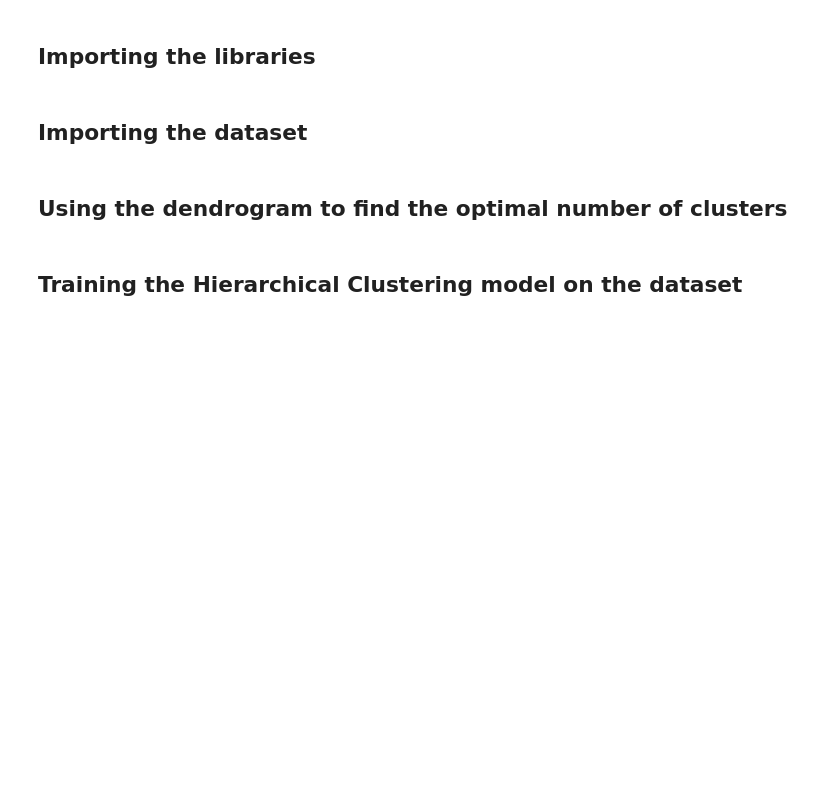
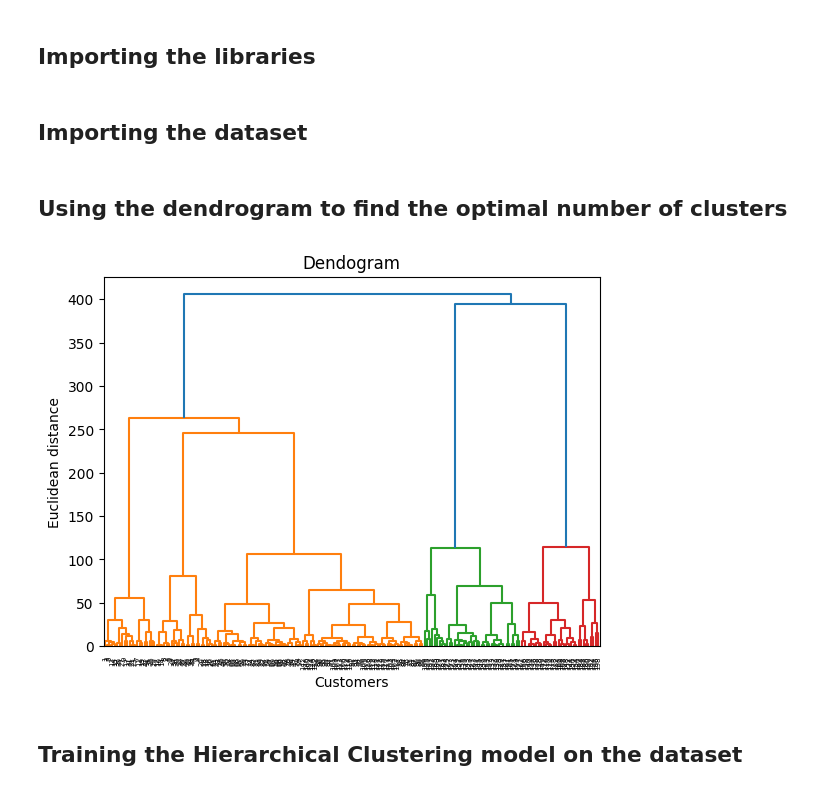
Before and after one commit to theboredman/Machine-Learning-Course, a Jupyter notebook: P16_hierarchical_clustering.ipynb, the cells around one changed output. Saved outputs shown, nothing was run; the diff lists cells and outputs as text; code cells hidden in the pictures; blank space fills up the shorter version.

```diff
--- a/P16_hierarchical_clustering.ipynb
+++ b/P16_hierarchical_clustering.ipynb
@@ -15,5 +15,14 @@ dataset = pd.read_csv('Mall_Customers.csv')
 X = dataset.iloc[:, [3, 4]].values
 # %% [markdown]
 ## Using the dendrogram to find the optimal number of clusters
+# %%
+import scipy.cluster.hierarchy as sch
+dendrogram = sch.dendrogram(sch.linkage(X, method = 'ward'))
+plt.title('Dendogram')
+plt.xlabel('Customers')
+plt.ylabel('Euclidean distance')
+plt.show()
+# %% [output]
+[figure, added]
 # %% [markdown]
 ## Training the Hierarchical Clustering model on the dataset
```
Also changed, not shown: parts of 3 cells of this notebook.
